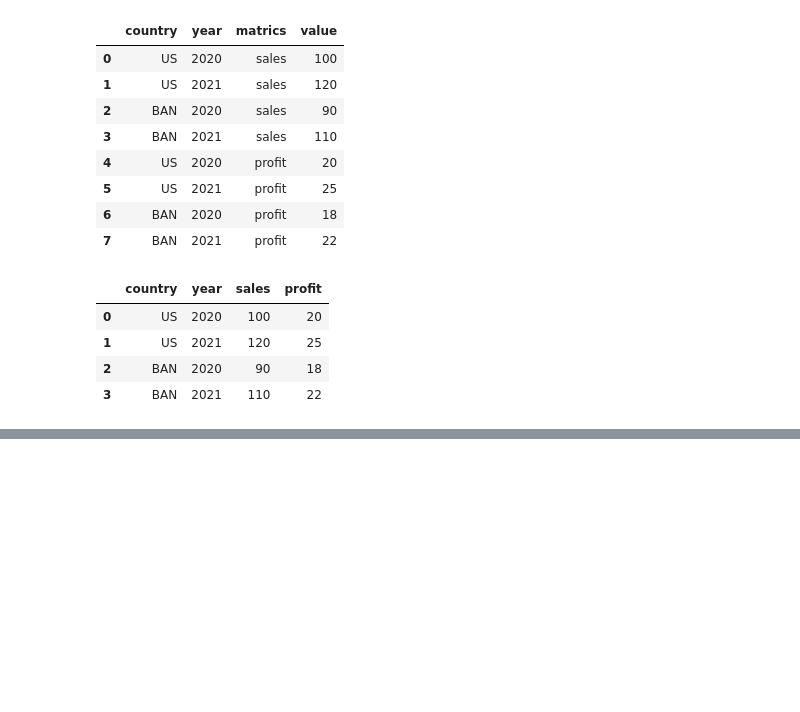
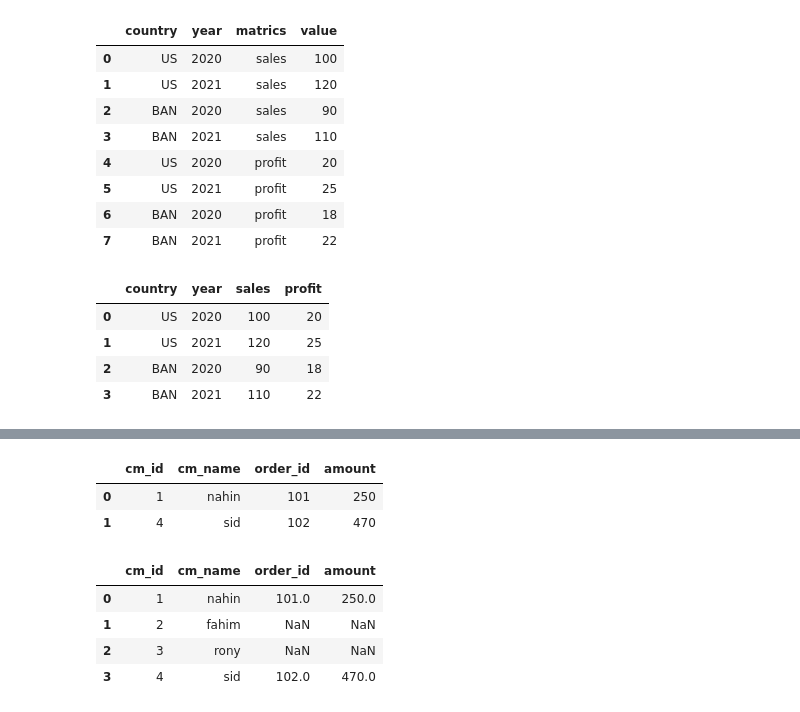
Before and after one commit to Nahin4200/AI-ML_learning_journey, a Jupyter notebook: pandas/pandas_01.ipynb, the cells around one changed output, grey strips where cells are left out. Cells and saved outputs as stored; diff of their text form; code cells hidden in the pictures; blank space fills up the shorter version.

```diff
--- a/pandas/pandas_01.ipynb
+++ b/pandas/pandas_01.ipynb
@@ -650,0 +678,26 @@ df
+# %%
+df_customer = pd.DataFrame({
+    "cm_id" : [1, 2, 3, 4],
+    "cm_name" : ["nahin", "fahim", "rony", "sid"]
+
+})
+
+df_order = pd.DataFrame({
+    "order_id": [101,102,103,104],
+    "cm_id" : [1,4,6,7],
+    "amount" : [250,470,560,400]
+})
+
+pd.merge(df_customer, df_order, on = "cm_id")
+# %% [output]
+|  | cm_id | cm_name | order_id | amount |
+| 0 | 1 | nahin | 101 | 250 |
+| 1 | 4 | sid | 102 | 470 |
+# %%
+pd.merge(df_customer, df_order, on = "cm_id", how = "left")
+# %% [output]
+|  | cm_id | cm_name | order_id | amount |
+| 0 | 1 | nahin | 101.0 | 250.0 |
+| 1 | 2 | fahim | NaN | NaN |
+| 2 | 3 | rony | NaN | NaN |
+| 3 | 4 | sid | 102.0 | 470.0 |
```
Also changed, not shown: parts of 6 cells of this notebook.
